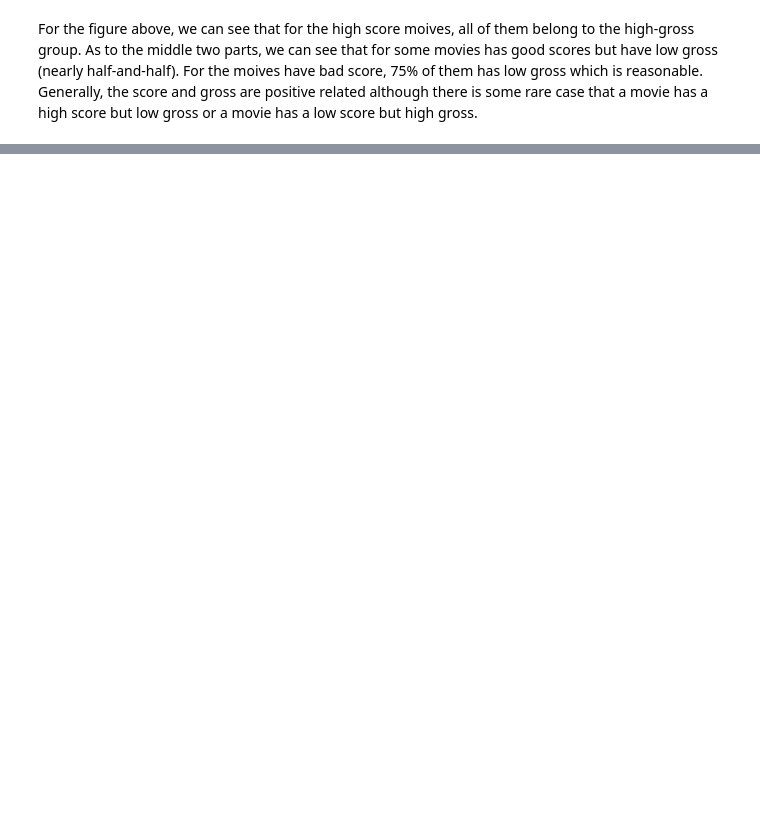
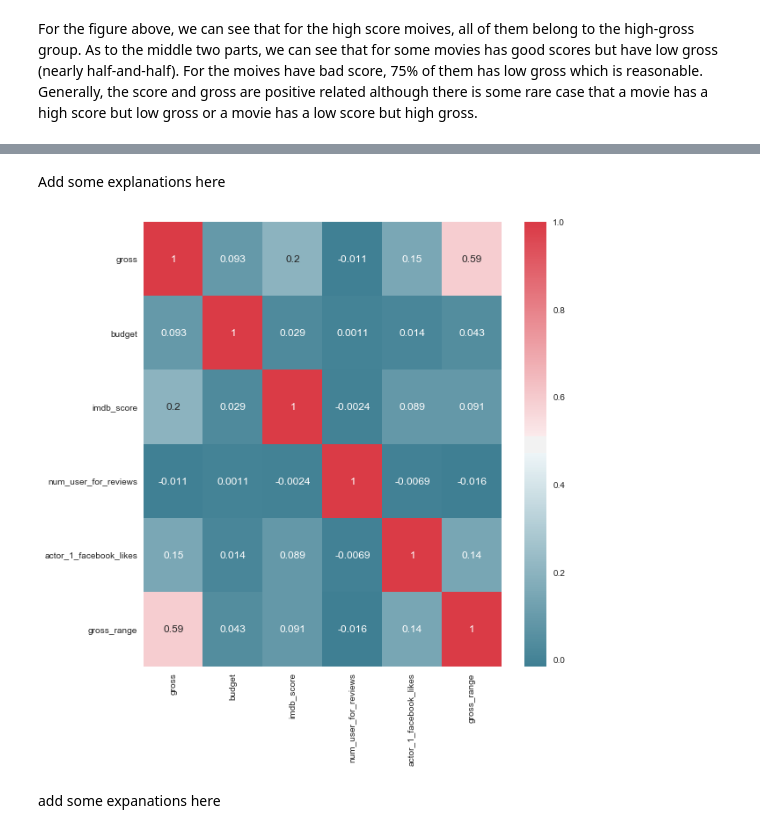
Before and after one commit to JJVincentJJ/SMUMachineLearning, a Jupyter notebook: Lab1TableData/LabOneReport.ipynb, the cells around one changed output, grey strips where cells are left out. Saved outputs shown, nothing was run; the diff lists cells and outputs as text; code cells hidden in the pictures; blank space fills up the shorter version.

```diff
--- a/Lab1TableData/LabOneReport.ipynb
+++ b/Lab1TableData/LabOneReport.ipynb
@@ -301,0 +304,14 @@ For the figure above, we can see that for the high score moives, all of them bel
+# %%
+import seaborn as sns
+cmap = sns.diverging_palette(220, 10, as_cmap=True)
+
+sns.distplot(mv.imdb_score)
+plt.title('Distribution of imdb_score')
+f, ax = plt.subplots(figsize=(9, 9))
+
+mv.budget.quantile(.25)
+mv['budget_range'] = pd.cut(mv.budget,[0,mv.budget.quantile(.25),mv.budget.quantile(.5),mv.budget.quantile(.75),mv.budget.quantile(1)+1],
+                           labels = ['1.low','2.low-median','3.median-high','4.high'])
+
+sns.violinplot(x="budget_range", y="imdb_score", hue="gross_range", data=mv,
+               split=True, inner="quart")
@@ -301,0 +327,15 @@ For the figure above, we can see that for the high score moives, all of them bel
+# %% [markdown]
+Add some explanations here
+# %%
+# plot the correlation matrix using seaborn
+sns.set(style="darkgrid") # one of the many styles to plot using
+
+f, ax = plt.subplots(figsize=(9, 9))
+
+sns.heatmap(mv.corr(), cmap=cmap, annot=True)
+
+f.tight_layout()
+# %% [output]
+[figure, added]
+# %% [markdown]
+add some expanations here
```
Also changed, not shown: parts of 3 cells of this notebook.
